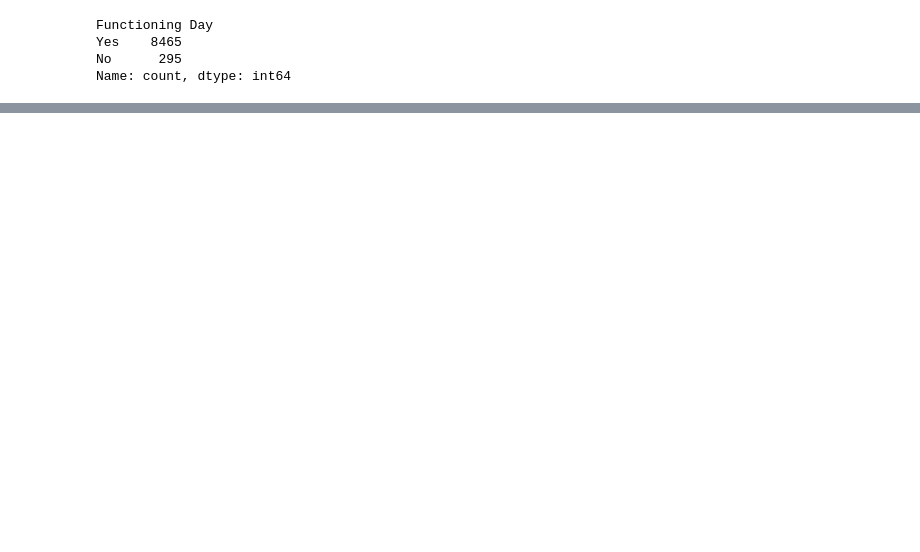
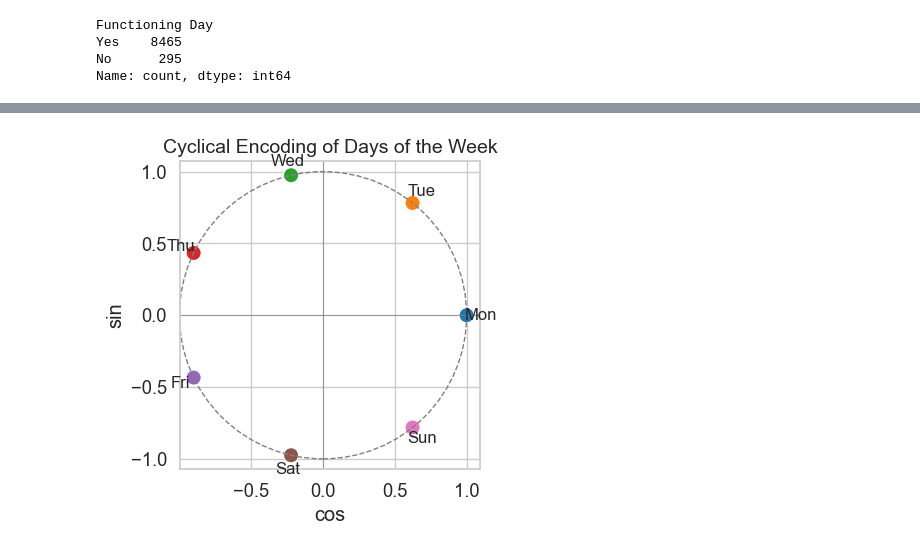
Before and after one commit to MarkThackham/MarkThackham.github.io, a Jupyter notebook: Portfolio/machine-learning/seoul-bike-hire/machine-learning-seoul-bike-hire.ipynb, the cells around one changed output, grey strips where cells are left out. Cells and saved outputs as stored; diff of their text form; code cells hidden in the pictures; blank space fills up the shorter version.

```diff
--- a/Portfolio/machine-learning/seoul-bike-hire/machine-learning-seoul-bike-hire.ipynb
+++ b/Portfolio/machine-learning/seoul-bike-hire/machine-learning-seoul-bike-hire.ipynb
@@ -309,0 +368,39 @@ plt.show()
+# %%
+
+# Redefine variables since this is a new cell
+days = ["Mon", "Tue", "Wed", "Thu", "Fri", "Sat", "Sun"]
+day_nums = np.arange(len(days))  # 0-6
+
+# Cyclical encoding
+N = 7
+day_sin = np.sin(2 * np.pi * day_nums / N)
+day_cos = np.cos(2 * np.pi * day_nums / N)
+
+# Create DataFrame
+df_days = pd.DataFrame({
+    "day": days,
+    "cos": day_cos,
+    "sin": day_sin
+})
+
+# Seaborn scatter plot
+sns.set(style="whitegrid", font_scale=1.2)
+plt.figure(figsize=(4,4))
+sns.scatterplot(data=df_days, x="cos", y="sin", hue="day", palette="tab10", s=120)
+
+# Annotate
+for i, row in df_days.iterrows():
+    plt.text(row["cos"]*1.1, row["sin"]*1.1, row["day"],
+             ha='center', va='center', fontsize=12)
+
+# Circle and axes
+circle = plt.Circle((0,0), 1, color="gray", fill=False, linestyle="--")
+plt.gca().add_patch(circle)
+plt.axhline(0, color="gray", linewidth=0.5)
+plt.axvline(0, color="gray", linewidth=0.5)
+plt.legend().remove()
+plt.gca().set_aspect("equal", adjustable="box")
+plt.title("Cyclical Encoding of Days of the Week", fontsize=14)
+plt.show()
+# %% [output]
+[figure, added]
```
Also changed, not shown: parts of 7 cells of this notebook, 7 other files.
